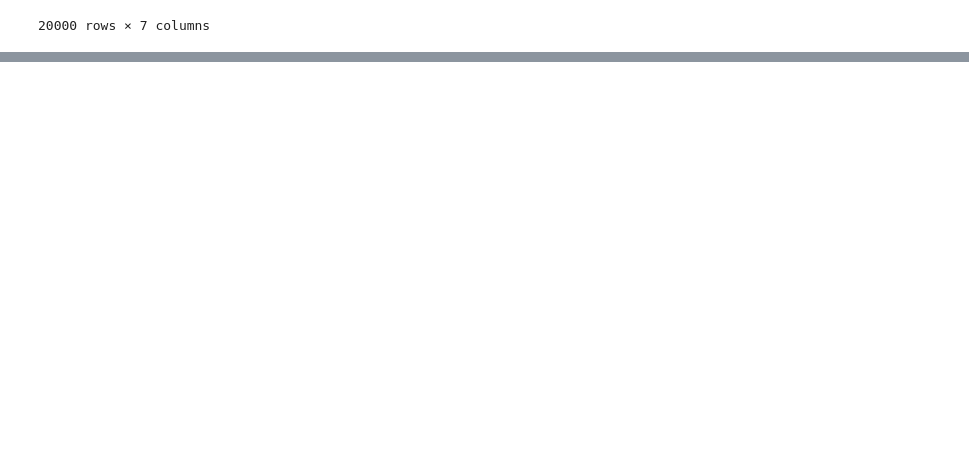
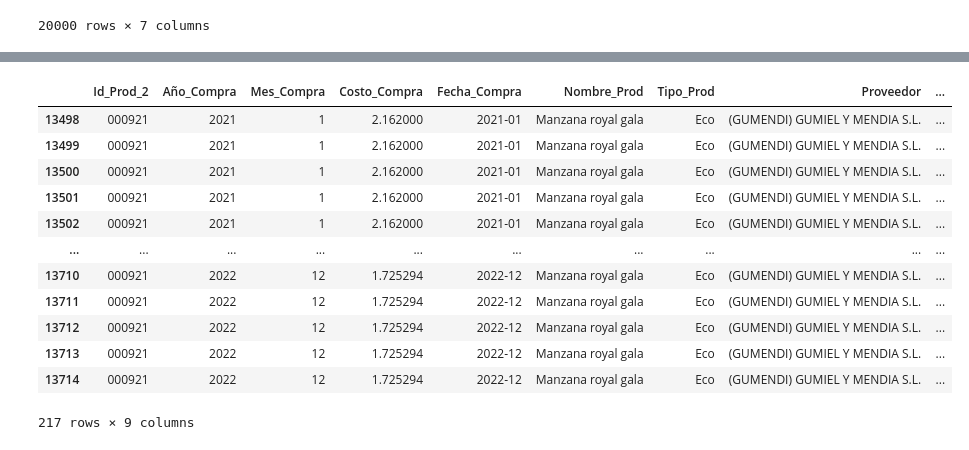
Before and after one commit to Factoria-F5-AI-Bootcamp-1-Edicion/Proyecto_Osa, a Jupyter notebook: Osa_limpieza.ipynb, the cells around one changed output, grey strips where cells are left out. Saved outputs shown, nothing was run; the diff lists cells and outputs as text; code cells hidden in the pictures; blank space fills up the shorter version.

```diff
--- a/Osa_limpieza.ipynb
+++ b/Osa_limpieza.ipynb
@@ -2213,0 +2615,17 @@ dfcompras_2021_2022_V2.head(20000)
+# %%
+# Consultar un registro especifico para copararlo con el registro en promedio_costo_por_producto_mes_df
+merged_df[merged_df.Nombre_Prod=="Manzana royal gala"]
+# %% [output]
+|  | Id_Prod_2 | Año_Compra | Mes_Compra | Costo_Compra | Fecha_Compra | Nombre_Prod | Tipo_Prod | Proveedor | ... |
+| 13498 | 000921 | 2021 | 1 | 2.162000 | 2021-01 | Manzana royal gala | Eco | (GUMENDI) GUMIEL Y MENDIA S.L. | ... |
+| 13499 | 000921 | 2021 | 1 | 2.162000 | 2021-01 | Manzana royal gala | Eco | (GUMENDI) GUMIEL Y MENDIA S.L. | ... |
+| 13500 | 000921 | 2021 | 1 | 2.162000 | 2021-01 | Manzana royal gala | Eco | (GUMENDI) GUMIEL Y MENDIA S.L. | ... |
+| 13501 | 000921 | 2021 | 1 | 2.162000 | 2021-01 | Manzana royal gala | Eco | (GUMENDI) GUMIEL Y MENDIA S.L. | ... |
+| 13502 | 000921 | 2021 | 1 | 2.162000 | 2021-01 | Manzana royal gala | Eco | (GUMENDI) GUMIEL Y MENDIA S.L. | ... |
+| ... | ... | ... | ... | ... | ... | ... | ... | ... | ... |
+| 13710 | 000921 | 2022 | 12 | 1.725294 | 2022-12 | Manzana royal gala | Eco | (GUMENDI) GUMIEL Y MENDIA S.L. | ... |
+| 13711 | 000921 | 2022 | 12 | 1.725294 | 2022-12 | Manzana royal gala | Eco | (GUMENDI) GUMIEL Y MENDIA S.L. | ... |
+| 13712 | 000921 | 2022 | 12 | 1.725294 | 2022-12 | Manzana royal gala | Eco | (GUMENDI) GUMIEL Y MENDIA S.L. | ... |
+| 13713 | 000921 | 2022 | 12 | 1.725294 | 2022-12 | Manzana royal gala | Eco | (GUMENDI) GUMIEL Y MENDIA S.L. | ... |
+| 13714 | 000921 | 2022 | 12 | 1.725294 | 2022-12 | Manzana royal gala | Eco | (GUMENDI) GUMIEL Y MENDIA S.L. | ... |
+217 rows × 9 columns
```
Also changed, not shown: parts of 43 cells of this notebook.
